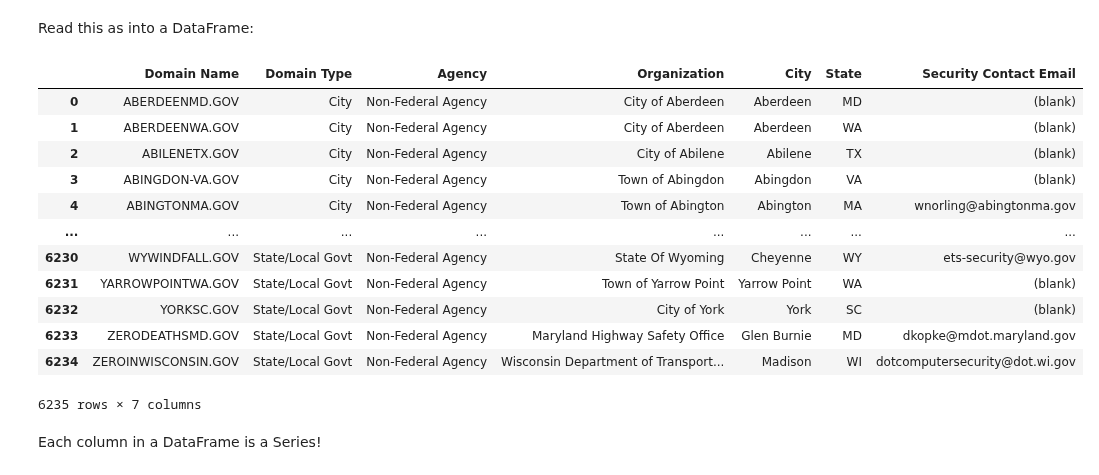
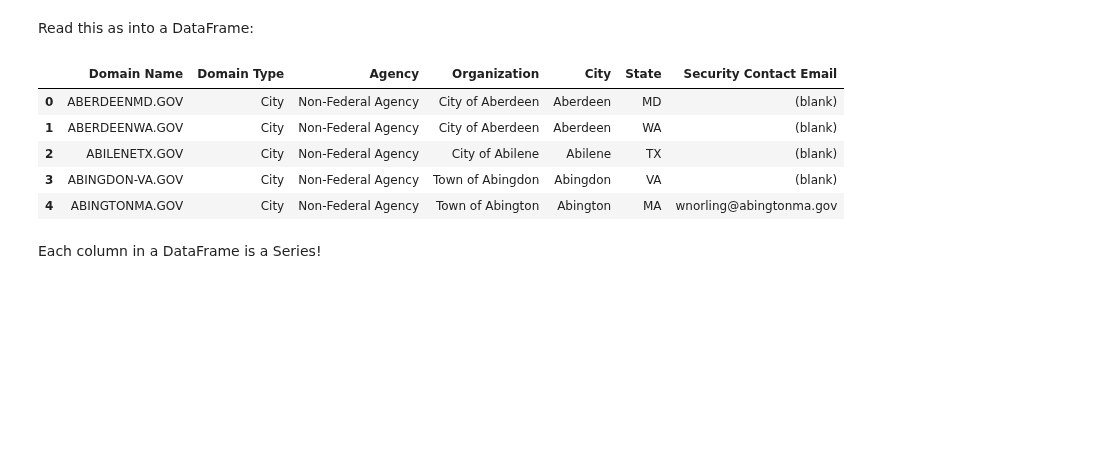
Before and after one commit to Wildertrek/Jupyter-Latex, a Jupyter notebook: 4. Wrangling_Data.ipynb, the cells around one changed output. Drawn from its saved outputs; the diff is of its cells as text; code cells hidden in the pictures; blank space fills up the shorter version.

```diff
--- a/4. Wrangling_Data.ipynb
+++ b/4. Wrangling_Data.ipynb
@@ -41,21 +41,14 @@ Read this as into a DataFrame:
 # %%
 df = pd.read_csv('data/gov_domains.csv')
 # %%
-df
+df.head(5)
 # %% [output]
 |  | Domain Name | Domain Type | Agency | Organization | City | State | Security Contact Email |
 | 0 | ABERDEENMD.GOV | City | Non-Federal Agency | City of Aberdeen | Aberdeen | MD | (blank) |
 | 1 | ABERDEENWA.GOV | City | Non-Federal Agency | City of Aberdeen | Aberdeen | WA | (blank) |
 | 2 | ABILENETX.GOV | City | Non-Federal Agency | City of Abilene | Abilene | TX | (blank) |
 | 3 | ABINGDON-VA.GOV | City | Non-Federal Agency | Town of Abingdon | Abingdon | VA | (blank) |
 | 4 | ABINGTONMA.GOV | City | Non-Federal Agency | Town of Abington | Abington | MA | wnorling@abingtonma.gov |
-| ... | ... | ... | ... | ... | ... | ... | ... |
-| 6230 | WYWINDFALL.GOV | State/Local Govt | Non-Federal Agency | State Of Wyoming | Cheyenne | WY | ets-security@wyo.gov |
-| 6231 | YARROWPOINTWA.GOV | State/Local Govt | Non-Federal Agency | Town of Yarrow Point | Yarrow Point | WA | (blank) |
-| 6232 | YORKSC.GOV | State/Local Govt | Non-Federal Agency | City of York | York | SC | (blank) |
-| 6233 | ZERODEATHSMD.GOV | State/Local Govt | Non-Federal Agency | Maryland Highway Safety Office | Glen Burnie | MD | dkopke@mdot.maryland.gov |
-| 6234 | ZEROINWISCONSIN.GOV | State/Local Govt | Non-Federal Agency | Wisconsin Department of Transport... | Madison | WI | dotcomputersecurity@dot.wi.gov |
-6235 rows × 7 columns
 # %% [markdown]
 Each column in a DataFrame is a Series!
 # %%
```
Also changed, not shown: parts of 8 cells of this notebook, 5 other files.
